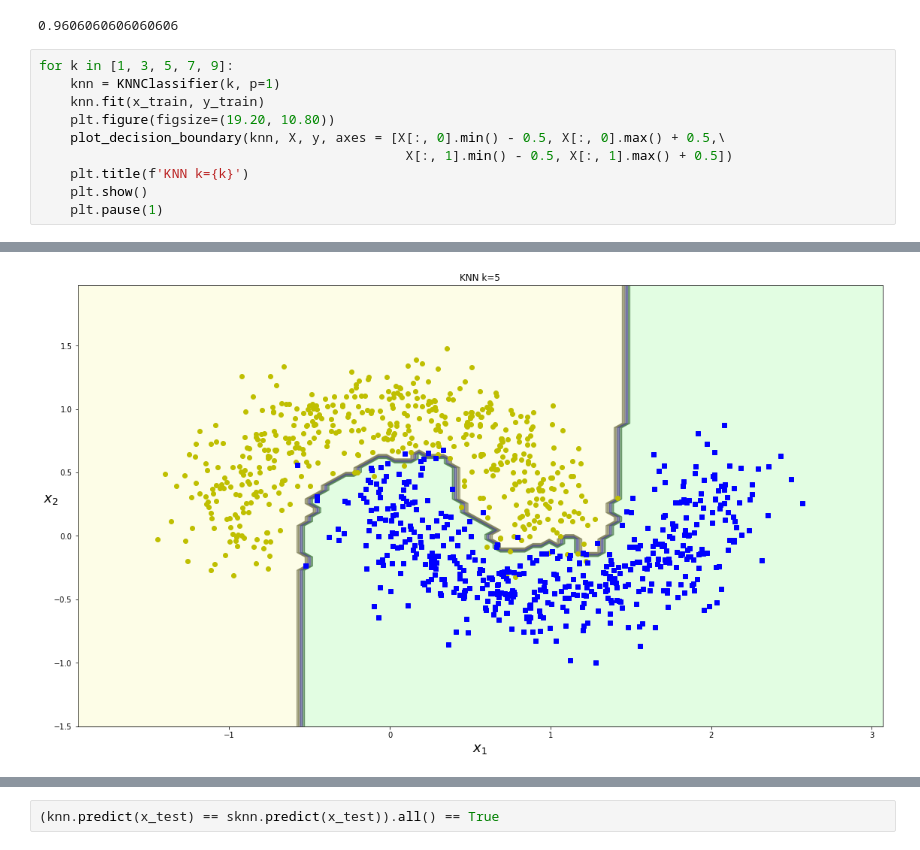
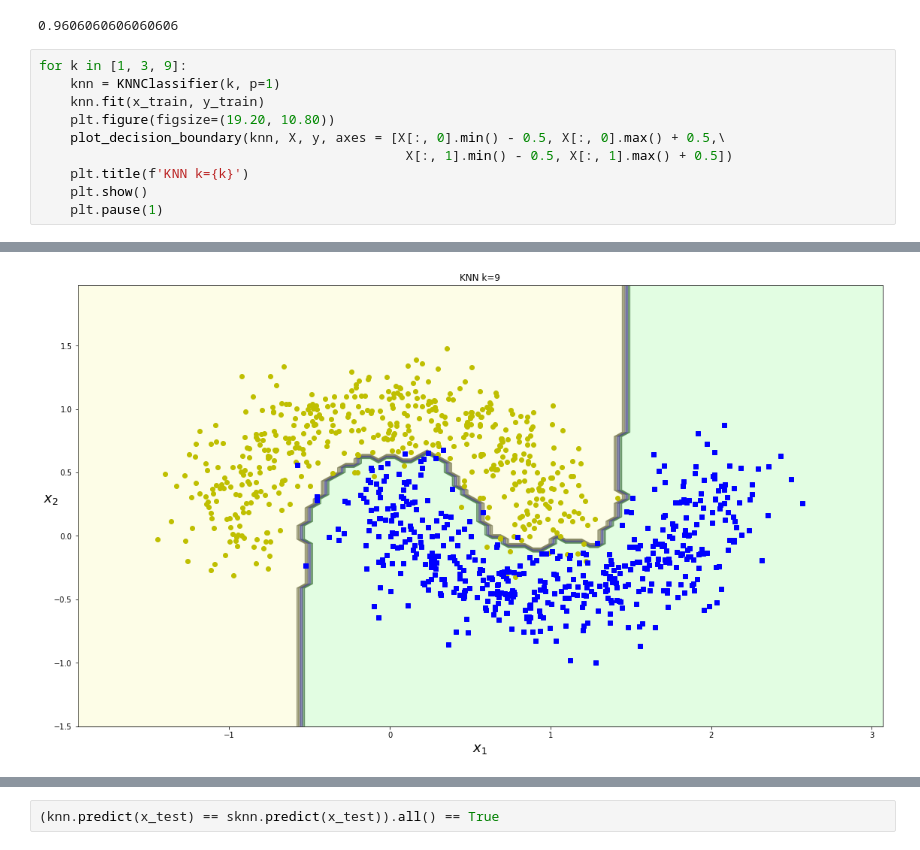
Before and after one commit to RomanSafronenkov/Algorithms, a Jupyter notebook: files/KNN.ipynb, the cells around one changed output, grey strips where cells are left out. Drawn from its saved outputs; the diff is of its cells as text.

```diff
--- a/files/KNN.ipynb
+++ b/files/KNN.ipynb
@@ -124,16 +124,16 @@ accuracy_score(y_test, knn.predict(x_test))
 # %% [output]
 0.9606060606060606
 # %%
-for k in [1, 3, 5, 7, 9]:
+for k in [1, 3, 9]:
     knn = KNNClassifier(k, p=1)
     knn.fit(x_train, y_train)
     plt.figure(figsize=(19.20, 10.80))
     plot_decision_boundary(knn, X, y, axes = [X[:, 0].min() - 0.5, X[:, 0].max() + 0.5,\
                                                X[:, 1].min() - 0.5, X[:, 1].max() + 0.5])
     plt.title(f'KNN k={k}')
     plt.show()
     plt.pause(1)
 # %% [output]
 [figure]
 [figure]
-[figure, old version]
+[figure, new version]
```
Also changed, not shown: parts of 2 cells of this notebook, 1 other file.
